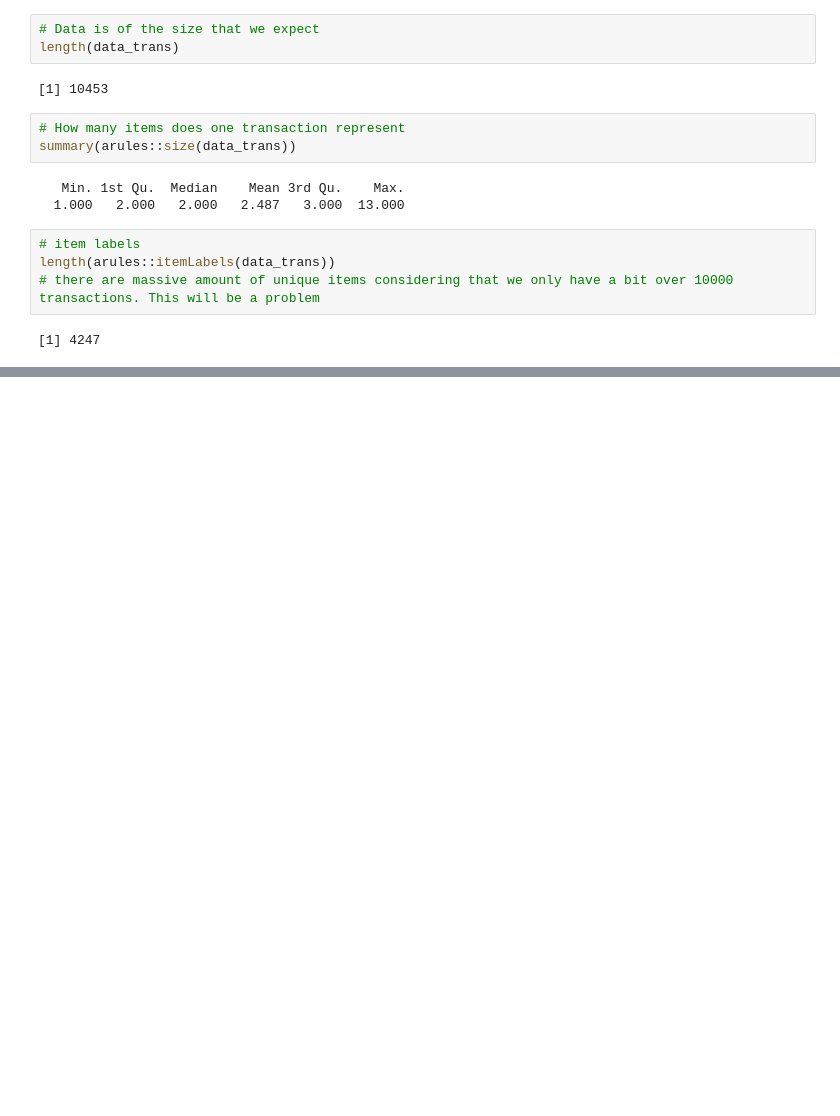
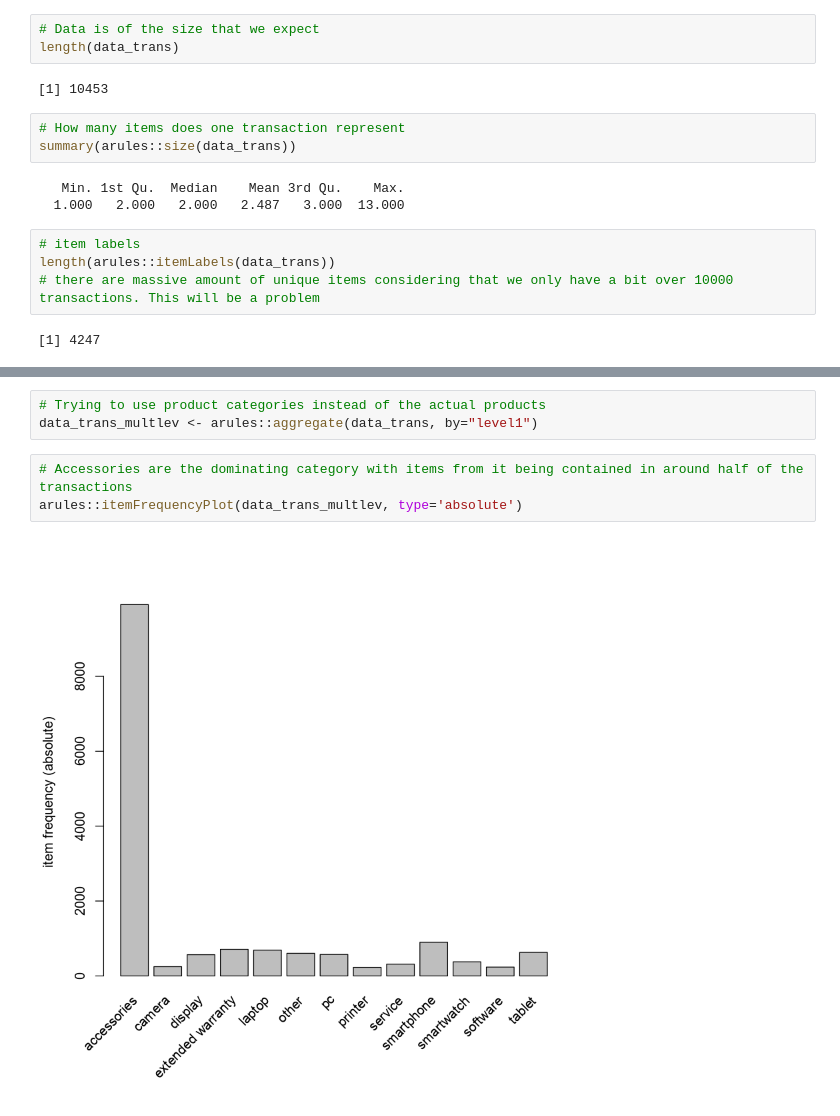
Before and after one commit to TuomoKareoja/product-associations-discovery, a Jupyter notebook: notebooks/exploratory/apriori_exploration.ipynb, the cells around one changed output, grey strips where cells are left out. Saved outputs shown, nothing was run; the diff lists cells and outputs as text; blank space fills up the shorter version.

```diff
--- a/notebooks/exploratory/apriori_exploration.ipynb
+++ b/notebooks/exploratory/apriori_exploration.ipynb
@@ -145,0 +143,8 @@ heatmap(chi2[1:30, 1:30], scale="column")
+# %%
+# Trying to use product categories instead of the actual products
+data_trans_multlev <- arules::aggregate(data_trans, by="level1")
+# %%
+# Accessories are the dominating category with items from it being contained in around half of the transactions
+arules::itemFrequencyPlot(data_trans_multlev, type='absolute')
+# %% [output]
+[figure, added]
```
Also changed, not shown: parts of 11 cells of this notebook, 3 other files.
